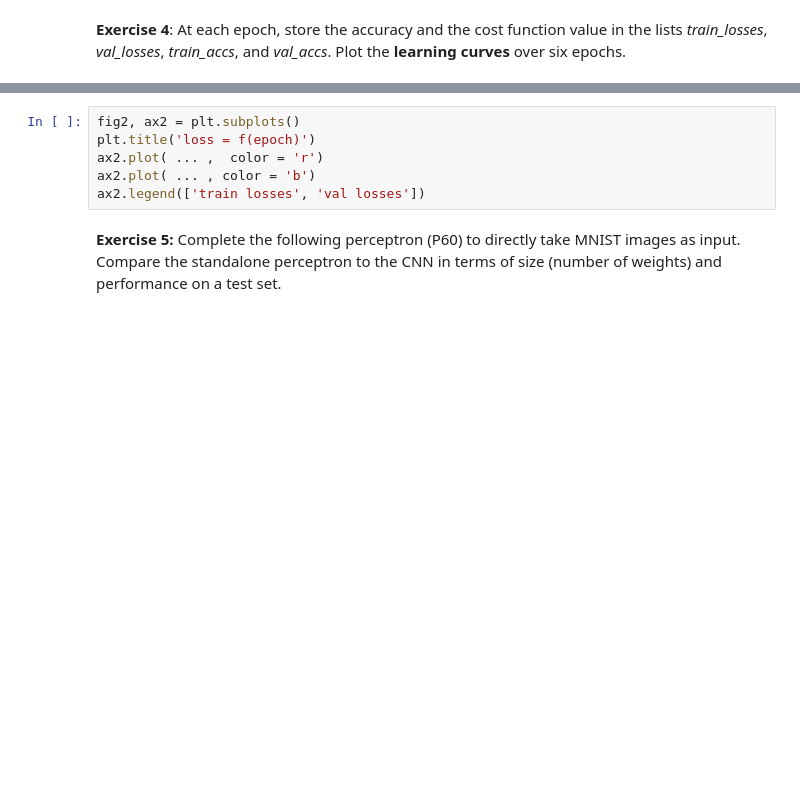
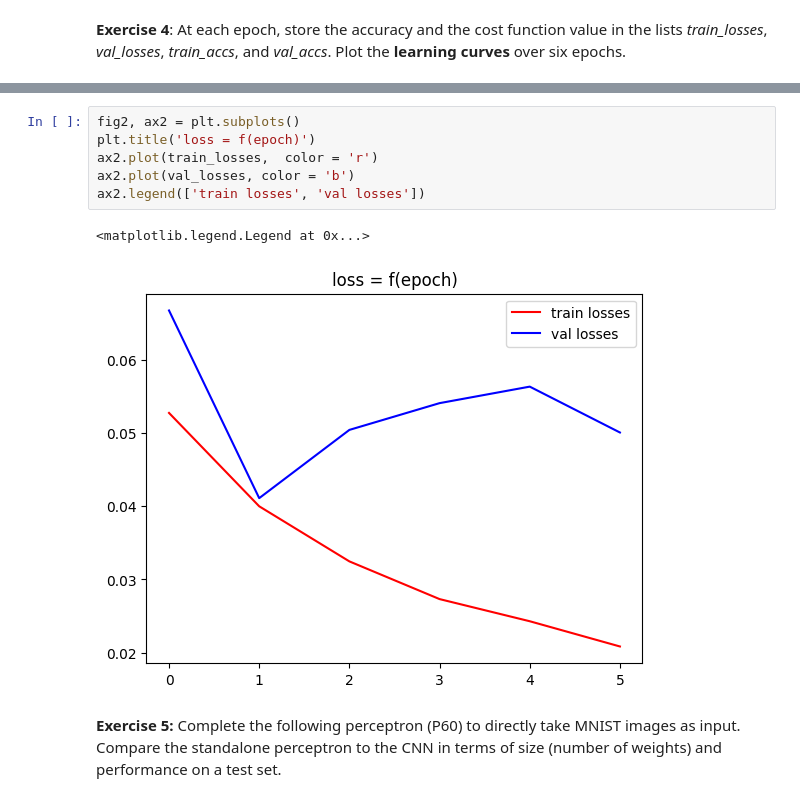
Before and after one commit to Maximelaurent38/Machine-Learning, a Jupyter notebook: practicals/P3/P3_instructions.ipynb, the cells around one changed output, grey strips where cells are left out. Cells and saved outputs as stored; diff of their text form; blank space fills up the shorter version.

```diff
--- a/practicals/P3/P3_instructions.ipynb
+++ b/practicals/P3/P3_instructions.ipynb
@@ -303,9 +331,12 @@ ax.legend(['train acc.', 'val acc.'])
 # %%
 fig2, ax2 = plt.subplots()
 plt.title('loss = f(epoch)')
-ax2.plot( ... ,  color = 'r')
-ax2.plot( ... , color = 'b')
+ax2.plot(train_losses,  color = 'r')
+ax2.plot(val_losses, color = 'b')
 ax2.legend(['train losses', 'val losses'])
+# %% [output]
+<matplotlib.legend.Legend at 0x...>
+[figure, added]
 # %% [markdown]
 **Exercise 5:** Complete the following perceptron (P60) to directly take MNIST images as input.
 Compare the standalone perceptron to the CNN in terms of size (number of weights) and performance on a test set.
```
Also changed, not shown: parts of 20 cells of this notebook.
